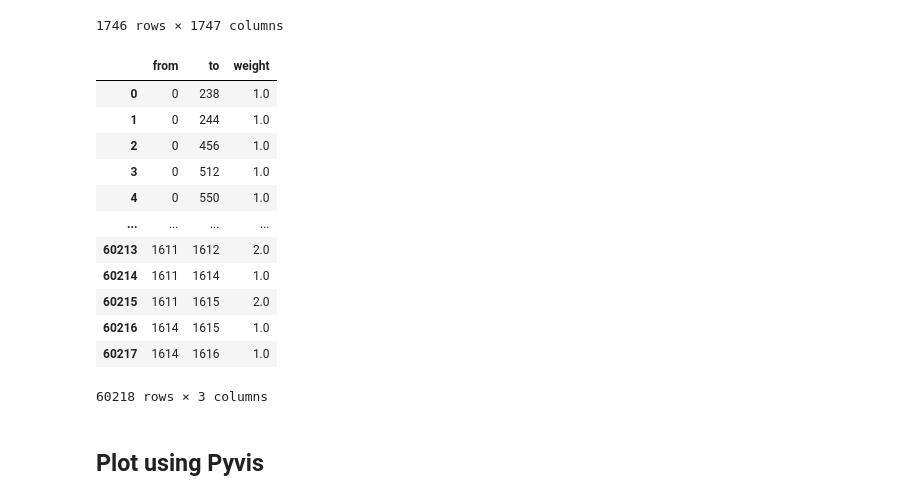
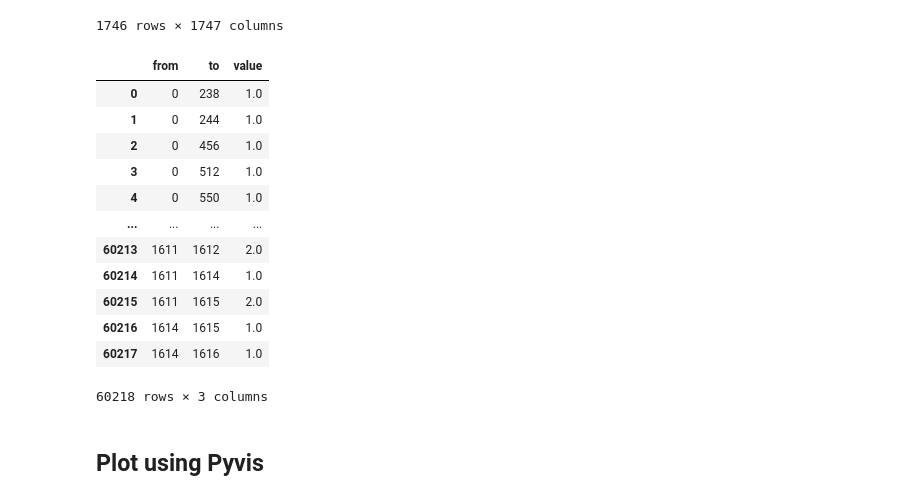
Before and after one commit to iDataVisualizationLab/C, a Jupyter notebook: citation_networks/notebooks/plot_network.ipynb, the cells around one changed output. Drawn from its saved outputs; the diff is of its cells as text; code cells hidden in the pictures.

Commit message:
Quick fix on Summary Table for multi-col dataset

```diff
--- a/citation_networks/notebooks/plot_network.ipynb
+++ b/citation_networks/notebooks/plot_network.ipynb
@@ -53,19 +53,19 @@ df
 # %%
 arr = df.values
 index_names = df.index
 col_names = df.columns
 
 #  Get indices where such threshold is crossed; avoid diagonal elems
 R,C = np.where(np.triu(arr,1)>0.0)
 
 # Arrange those in columns and put out as a dataframe
 out_arr = np.column_stack((index_names[R],col_names[C],arr[R,C]))
-df_out = pd.DataFrame(out_arr,columns=['from','to','weight'])
+df_out = pd.DataFrame(out_arr,columns=['from','to','value'])
 df_out["from"] = df_out["from"].astype(np.int16)
 df_out["to"] = df_out["to"].astype(np.int16)
 df_out
 # %% [output]
-|  | from | to | weight |
+|  | from | to | value |
 | 0 | 0 | 238 | 1.0 |
 | 1 | 0 | 244 | 1.0 |
 | 2 | 0 | 456 | 1.0 |
```
Also changed, not shown: parts of 7 cells of this notebook, 14 other files.
